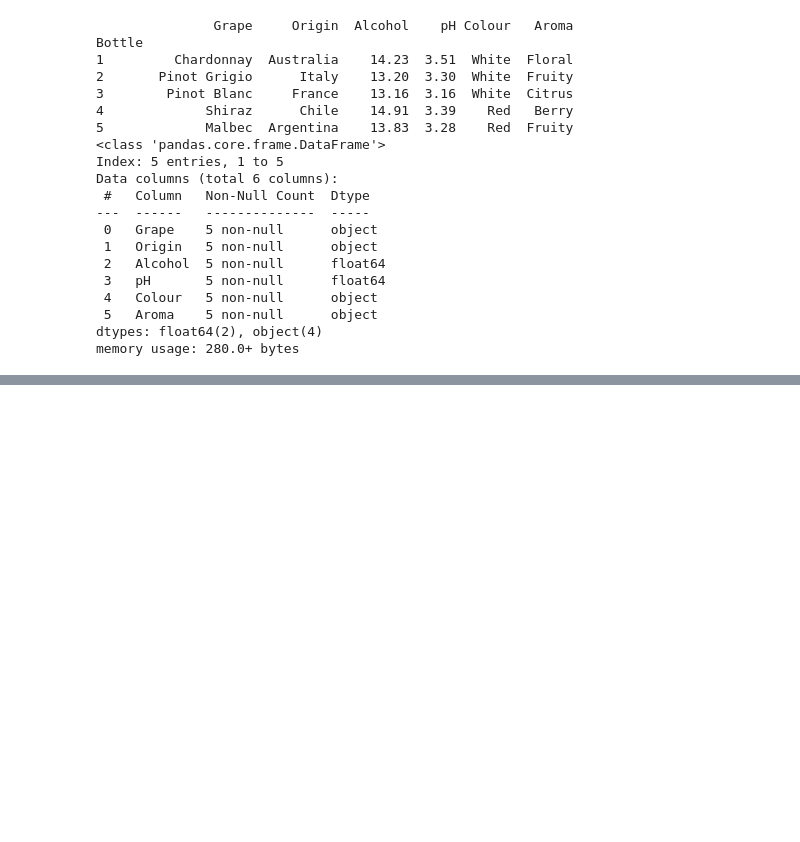
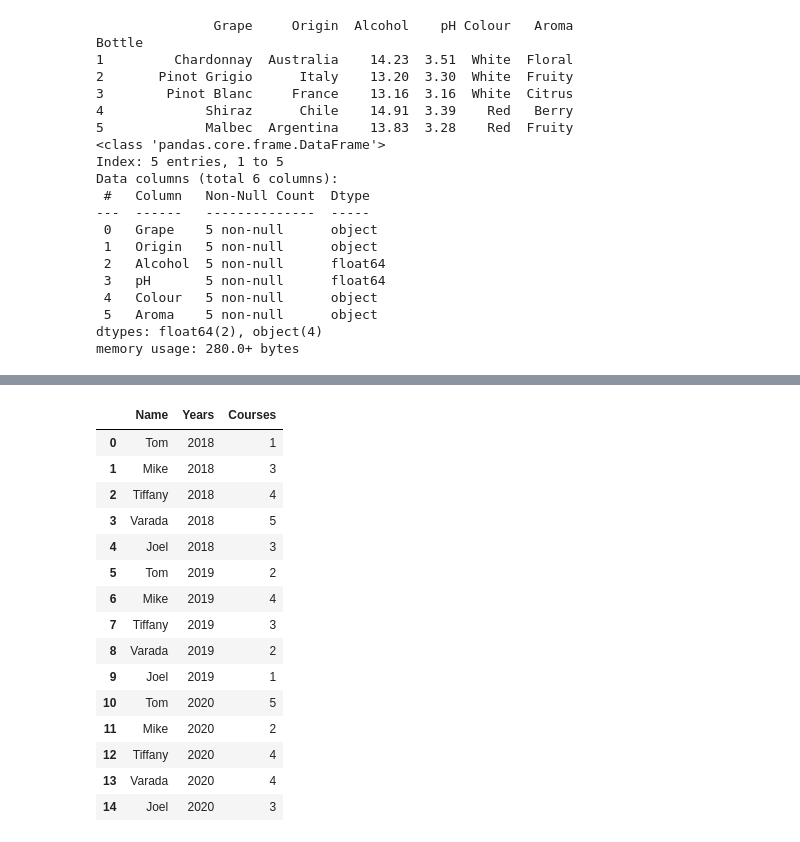
Before and after one commit to markoechevarria/math-to-ml, a Jupyter notebook: 8. Pandas.ipynb, the cells around one changed output, grey strips where cells are left out. Saved outputs shown, nothing was run; the diff lists cells and outputs as text; code cells hidden in the pictures; blank space fills up the shorter version.

```diff
--- a/8. Pandas.ipynb
+++ b/8. Pandas.ipynb
@@ -944,0 +960,24 @@ memory usage: 280.0+ bytes
+# %%
+df = pd.DataFrame({"Name": ["Tom", "Mike", "Tiffany", "Varada", "Joel"],
+                   "2018": [1, 3, 4, 5, 3],
+                   "2019": [2, 4, 3, 2, 1],
+                   "2020": [5, 2, 4, 4, 3]})
+df = df.melt(id_vars="Name", var_name="Years", value_name="Courses", value_vars=["2018","2019","2020"])
+df
+# %% [output]
+|  | Name | Years | Courses |
+| 0 | Tom | 2018 | 1 |
+| 1 | Mike | 2018 | 3 |
+| 2 | Tiffany | 2018 | 4 |
+| 3 | Varada | 2018 | 5 |
+| 4 | Joel | 2018 | 3 |
+| 5 | Tom | 2019 | 2 |
+| 6 | Mike | 2019 | 4 |
+| 7 | Tiffany | 2019 | 3 |
+| 8 | Varada | 2019 | 2 |
+| 9 | Joel | 2019 | 1 |
+| 10 | Tom | 2020 | 5 |
+| 11 | Mike | 2020 | 2 |
+| 12 | Tiffany | 2020 | 4 |
+| 13 | Varada | 2020 | 4 |
+| 14 | Joel | 2020 | 3 |
```
Also changed, not shown: parts of 28 cells of this notebook.
